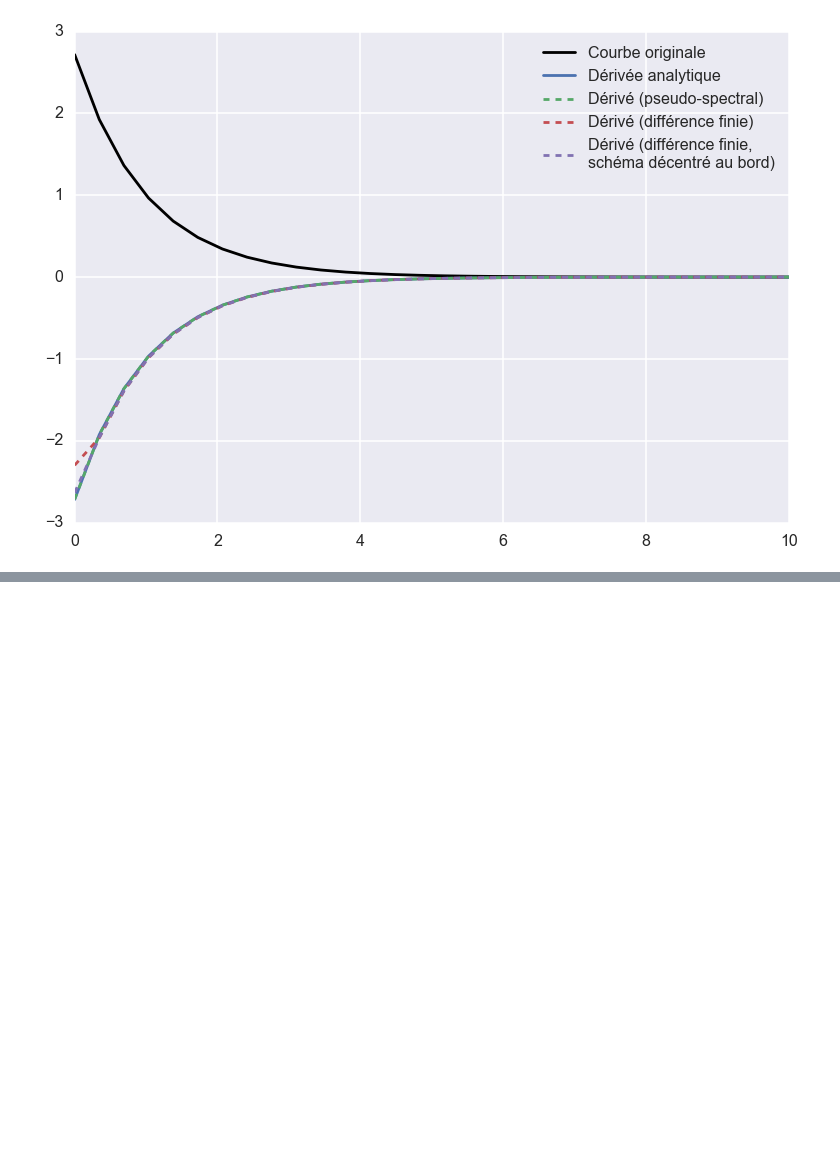
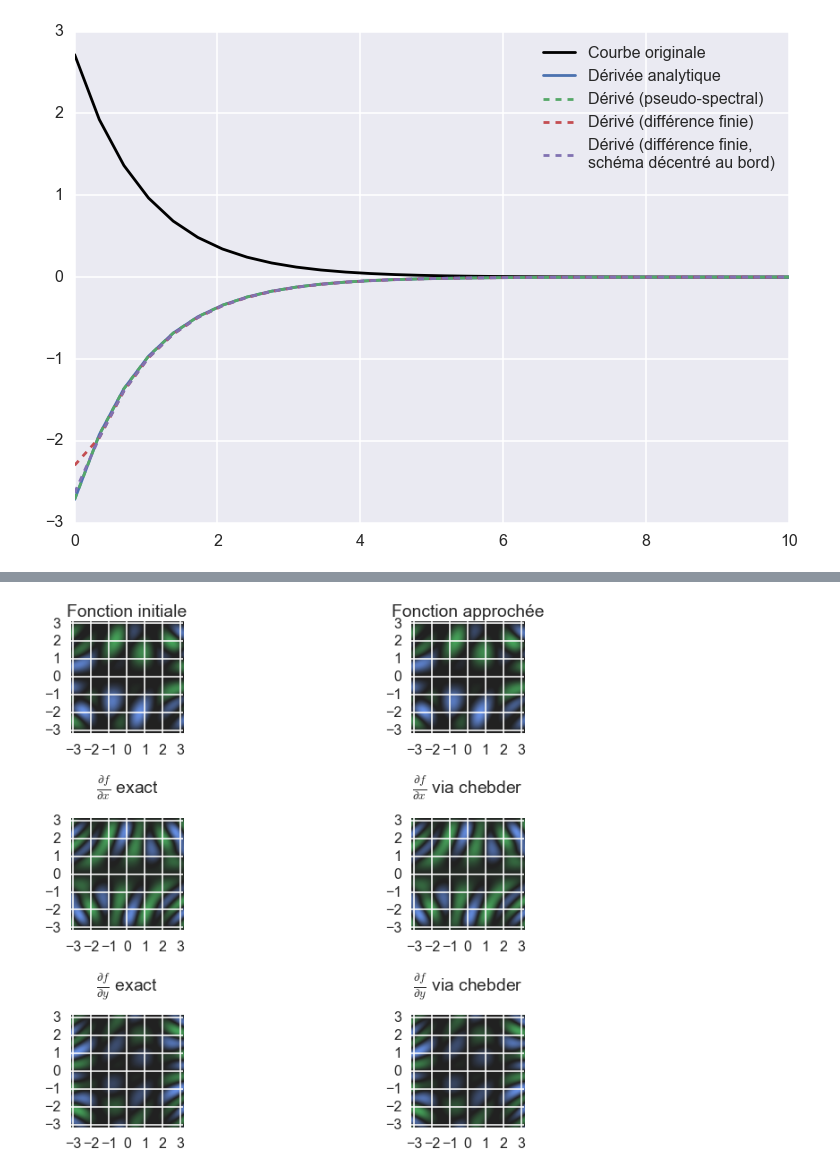
Before and after one commit to locie/locie_notebook, a Jupyter notebook: tchebychev-diff.ipynb, the cells around one changed output, grey strips where cells are left out. Drawn from its saved outputs; the diff is of its cells as text; code cells hidden in the pictures; blank space fills up the shorter version.

```diff
--- a/tchebychev-diff.ipynb
+++ b/tchebychev-diff.ipynb
@@ -137,0 +153,47 @@ pl.show()
+# %%
+from numpy import cos, sin
+cmap = sns.diverging_palette(255, 133, l=60, n=7, center="dark", as_cmap=True)
+plotconf = {'cmap': cmap, 'extent': [x_.min(), x_.max(), y_.min(), y_.max()]}
+
+N = 20
+
+x_ = y_ = np.linspace(-np.pi, np.pi, 100)
+x, y = np.meshgrid(x_, y_)
+f = np.cos(x) * np.sin(y) * np.cos(x+y) * np.sin(x*y)
+
+pl.subplot(321)
+pl.title('Fonction initiale')
+pl.imshow(f, **plotconf)
+pl.subplot(322)
+xfit = C.chebfit(x_, f.T, N)
+f_cheb = C.chebval(x_, xfit)
+pl.imshow(f_cheb, **plotconf)
+pl.title('Fonction approchée')
+pl.subplot(323)
+pl.imshow(y*sin(y)*cos(x)*cos(x*y)*cos(x + y) -
+          sin(x)*sin(y)*sin(x*y)*cos(x + y) -
+          sin(y)*sin(x*y)*sin(x + y)*cos(x),
+          **plotconf)
+pl.title('$\\frac{\\partial f}{\\partial x}$ exact\n')
+pl.subplot(324)
+xfit = C.chebfit(x_, f.T, N)
+xfit = C.chebder(xfit)
+dxf = C.chebval(x_, xfit)
+pl.imshow(dxf, **plotconf)
+pl.title('$\\frac{\\partial f}{\\partial x}$ via chebder\n')
+pl.subplot(325)
+pl.imshow(x*sin(y)*cos(x)*cos(x*y)*cos(x + y) -
+          sin(y)*sin(x*y)*sin(x + y)*cos(x) +
+          sin(x*y)*cos(x)*cos(y)*cos(x + y),
+          **plotconf)
+pl.title('$\\frac{\\partial f}{\\partial y}$ exact\n')
+pl.subplot(326)
+yfit = C.chebfit(y_, f, N)
+yfit = C.chebder(yfit)
+dyf = C.chebval(y_, yfit).T
+pl.imshow(dyf, **plotconf)
+pl.title('$\\frac{\\partial f}{\\partial y}$ via chebder\n')
+pl.tight_layout()
+pl.show()
+# %% [output]
+[figure, added]
```
Also changed, not shown: parts of 10 cells of this notebook.
